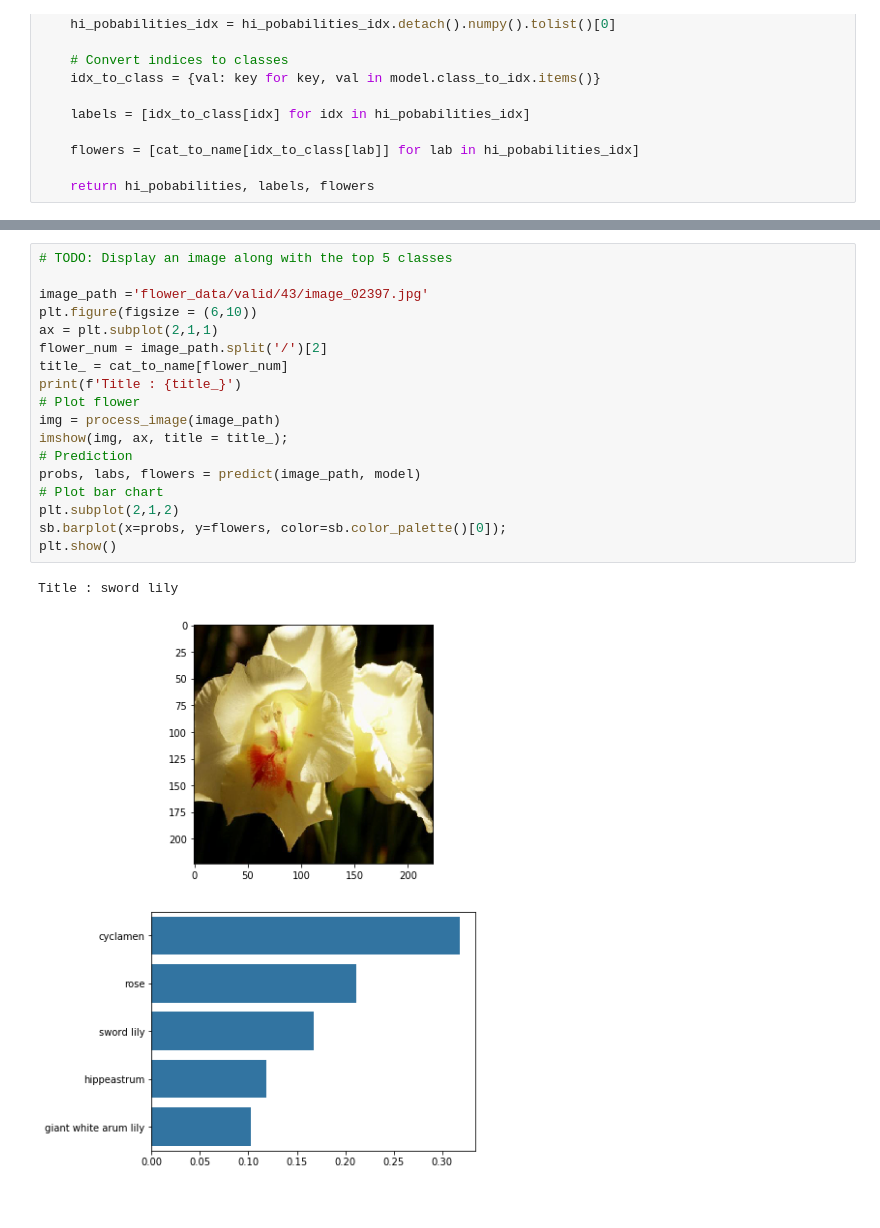
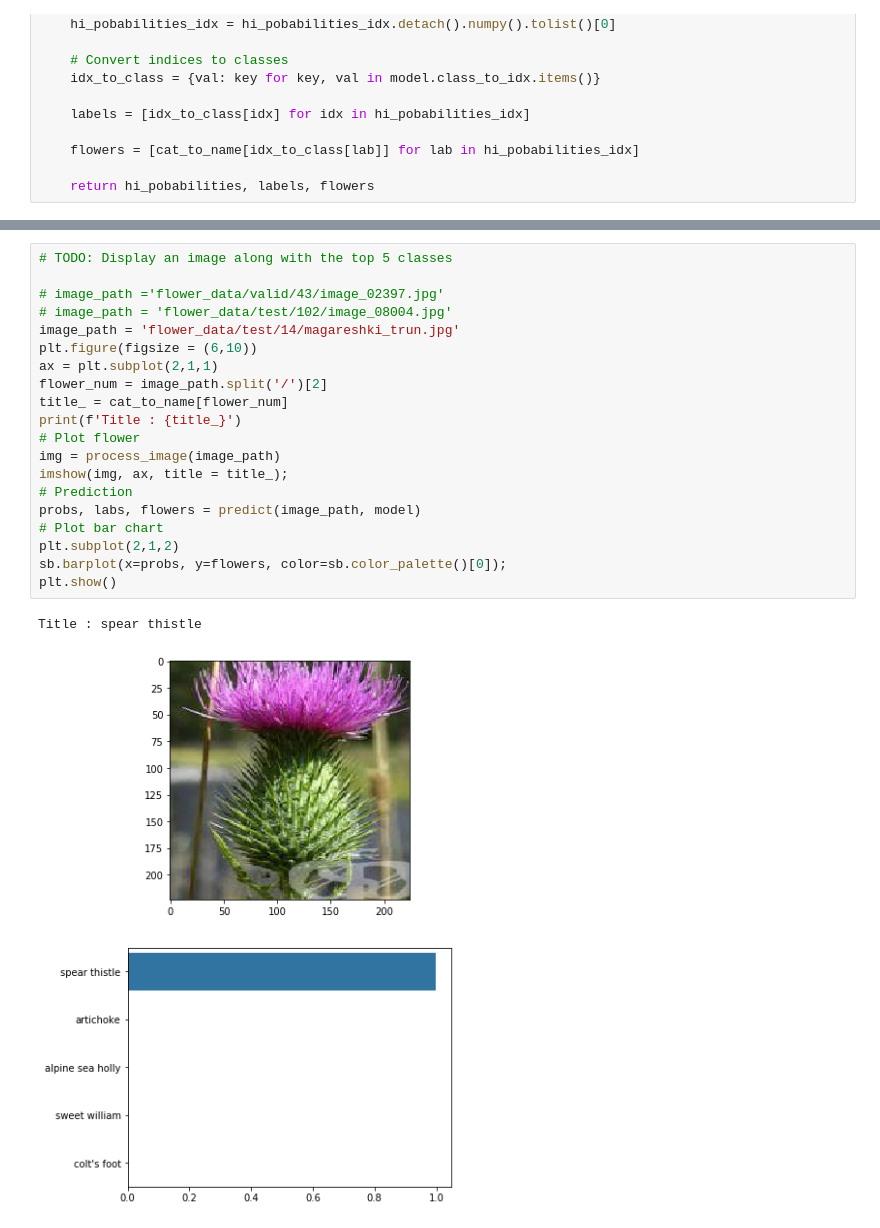
Before and after one commit to zhecho/aipnd-project, a Jupyter notebook: Image Classifier Project.ipynb, the cells around one changed output, grey strips where cells are left out. Drawn from its saved outputs; the diff is of its cells as text.

Commit message:
- new learning and remove some checkpoint files 	modified:   Image Classifier Project.ipynb 	deleted:    flowers_saved_checkpoint.pth

```diff
--- a/Image Classifier Project.ipynb
+++ b/Image Classifier Project.ipynb
@@ -422,21 +427,23 @@ You can convert from the class integer encoding to actual flower names with the
 # %%
 # TODO: Display an image along with the top 5 classes
 
-image_path ='flower_data/valid/43/image_02397.jpg'
+# image_path ='flower_data/valid/43/image_02397.jpg'
+# image_path = 'flower_data/test/102/image_08004.jpg'
+image_path = 'flower_data/test/14/magareshki_trun.jpg'
 plt.figure(figsize = (6,10))
 ax = plt.subplot(2,1,1)
 flower_num = image_path.split('/')[2]
 title_ = cat_to_name[flower_num]
 print(f'Title : {title_}')
 # Plot flower
 img = process_image(image_path)
 imshow(img, ax, title = title_);
 # Prediction
 probs, labs, flowers = predict(image_path, model)
 # Plot bar chart
 plt.subplot(2,1,2)
 sb.barplot(x=probs, y=flowers, color=sb.color_palette()[0]);
 plt.show()
 # %% [output]
-Title : sword lily
+Title : spear thistle
-[figure, old version]
+[figure, new version]
```
Also changed, not shown: parts of 3 cells of this notebook, 1 other file.
